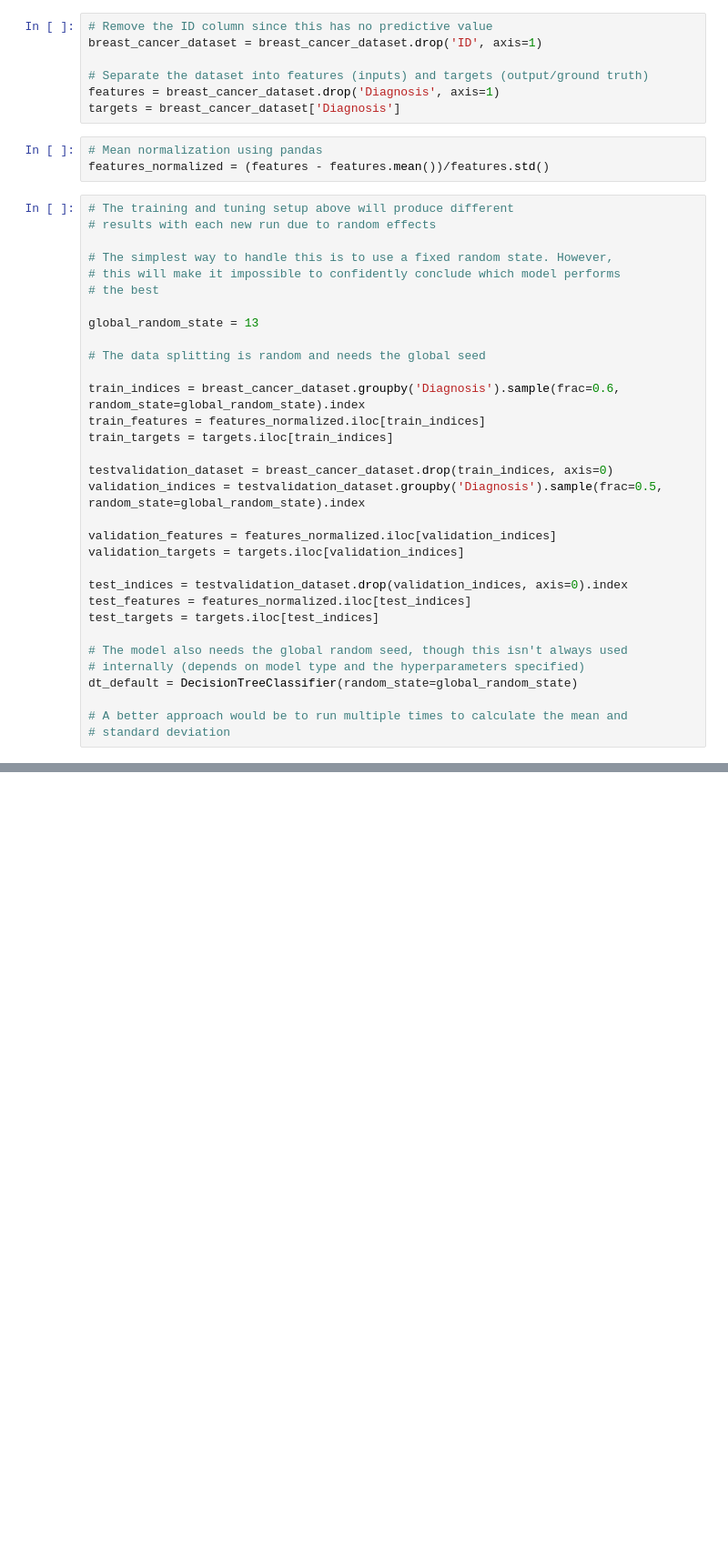
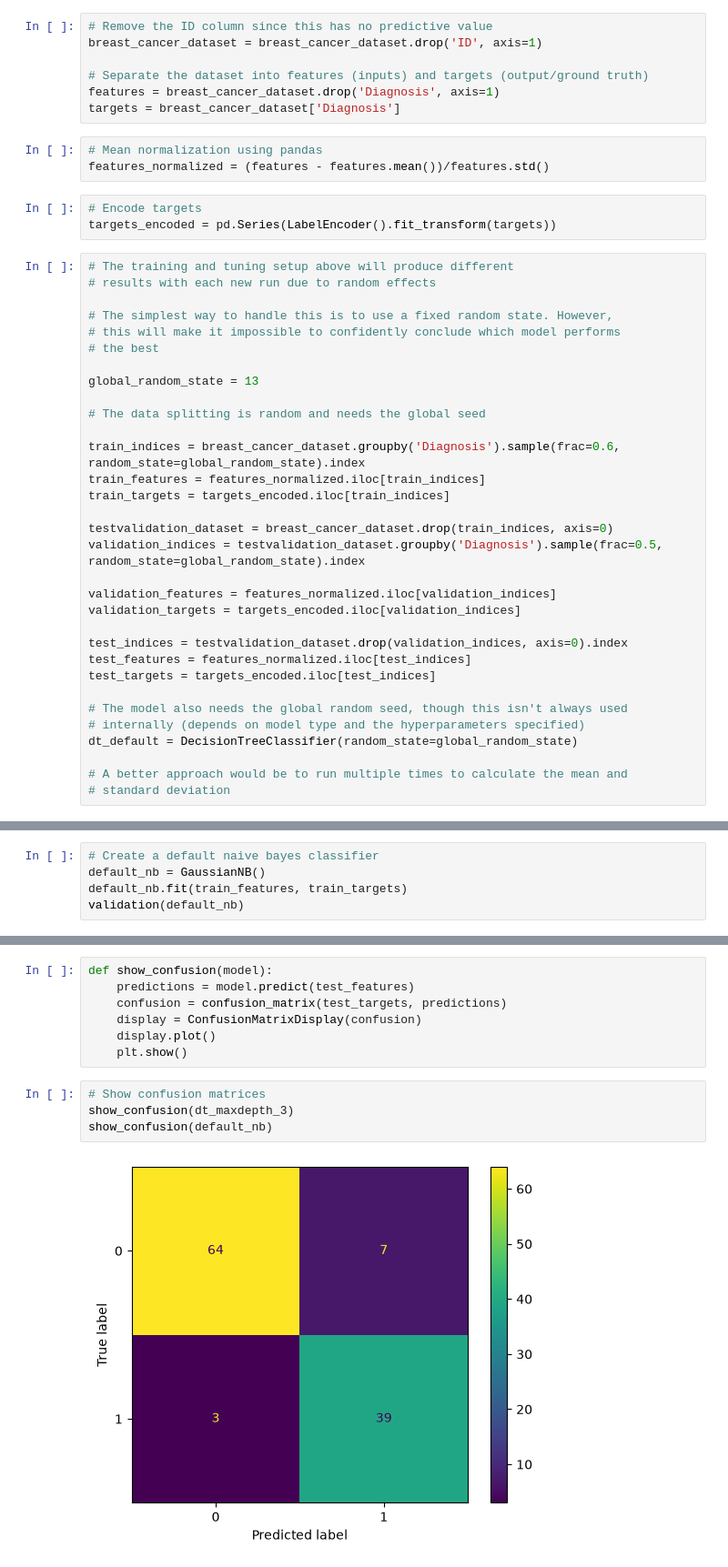
Before and after one commit to PCupboard/praktisk-maskin-learn, a Jupyter notebook: pipeline_baseline_evaluation/workshop_0809.ipynb, the cells around one changed output, grey strips where cells are left out. Shown at 91% size. Saved outputs shown, nothing was run; the diff lists cells and outputs as text; blank space fills up the shorter version.

```diff
--- a/pipeline_baseline_evaluation/workshop_0809.ipynb
+++ b/pipeline_baseline_evaluation/workshop_0809.ipynb
@@ -67,6 +90,9 @@ targets = breast_cancer_dataset['Diagnosis']
 # %%
 # Mean normalization using pandas
 features_normalized = (features - features.mean())/features.std()
+# %%
+# Encode targets
+targets_encoded = pd.Series(LabelEncoder().fit_transform(targets))
 # %%
 # The training and tuning setup above will produce different
 # results with each new run due to random effects
@@ -81,17 +107,17 @@ global_random_state = 13
 
 train_indices = breast_cancer_dataset.groupby('Diagnosis').sample(frac=0.6, random_state=global_random_state).index
 train_features = features_normalized.iloc[train_indices]
-train_targets = targets.iloc[train_indices]
+train_targets = targets_encoded.iloc[train_indices]
 
 testvalidation_dataset = breast_cancer_dataset.drop(train_indices, axis=0)
 validation_indices = testvalidation_dataset.groupby('Diagnosis').sample(frac=0.5, random_state=global_random_state).index
 
 validation_features = features_normalized.iloc[validation_indices]
-validation_targets = targets.iloc[validation_indices]
+validation_targets = targets_encoded.iloc[validation_indices]
 
 test_indices = testvalidation_dataset.drop(validation_indices, axis=0).index
 test_features = features_normalized.iloc[test_indices]
-test_targets = targets.iloc[test_indices]
+test_targets = targets_encoded.iloc[test_indices]
 
 # The model also needs the global random seed, though this isn't always used
 # internally (depends on model type and the hyperparameters specified)
@@ -132,0 +171,5 @@ Training Accuracy: 0.98 Validation: 0.91
+# %%
+# Create a default naive bayes classifier
+default_nb = GaussianNB()
+default_nb.fit(train_features, train_targets)
+validation(default_nb)
@@ -137,0 +209,13 @@ Training Accuracy: 0.98 Validation Accuracy: 0.91 Testing: 0.91
+# %%
+def show_confusion(model):
+    predictions = model.predict(test_features)
+    confusion = confusion_matrix(test_targets, predictions)
+    display = ConfusionMatrixDisplay(confusion)
+    display.plot()
+    plt.show()
+# %%
+# Show confusion matrices
+show_confusion(dt_maxdepth_3)
+show_confusion(default_nb)
+# %% [output]
+[figure, added]
```
Also changed, not shown: parts of 11 cells of this notebook.
